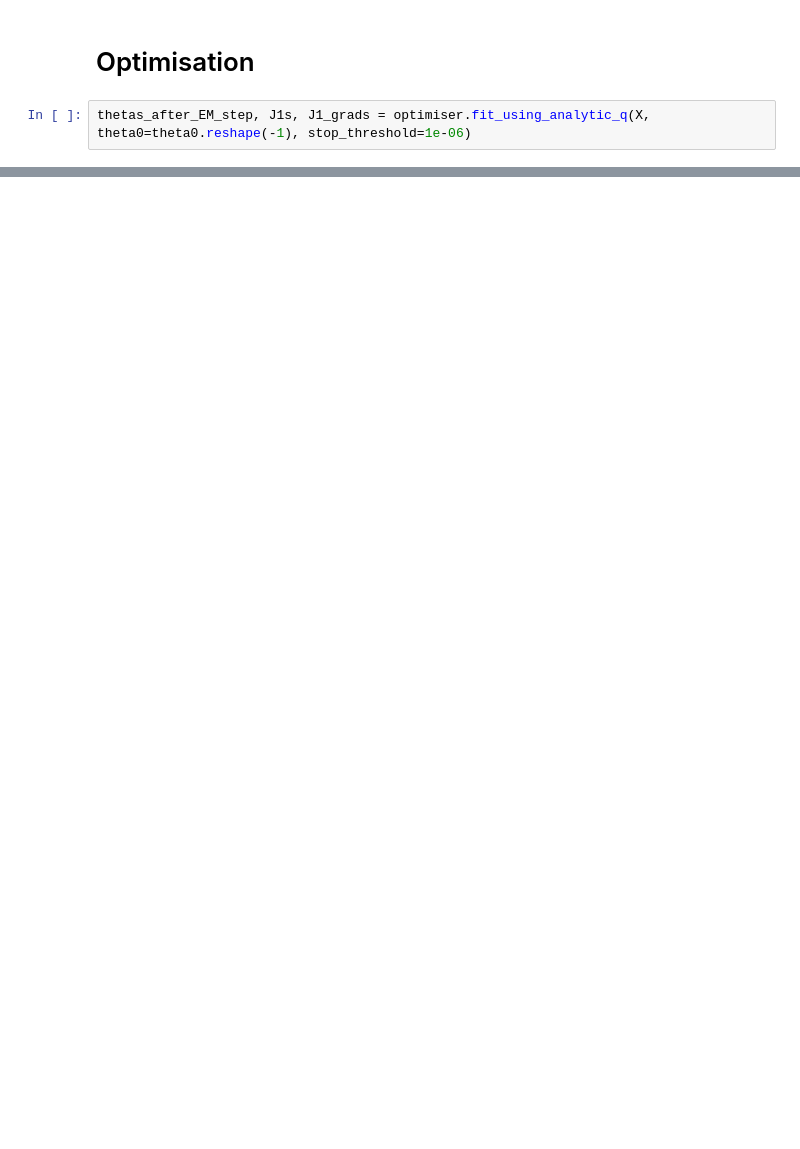
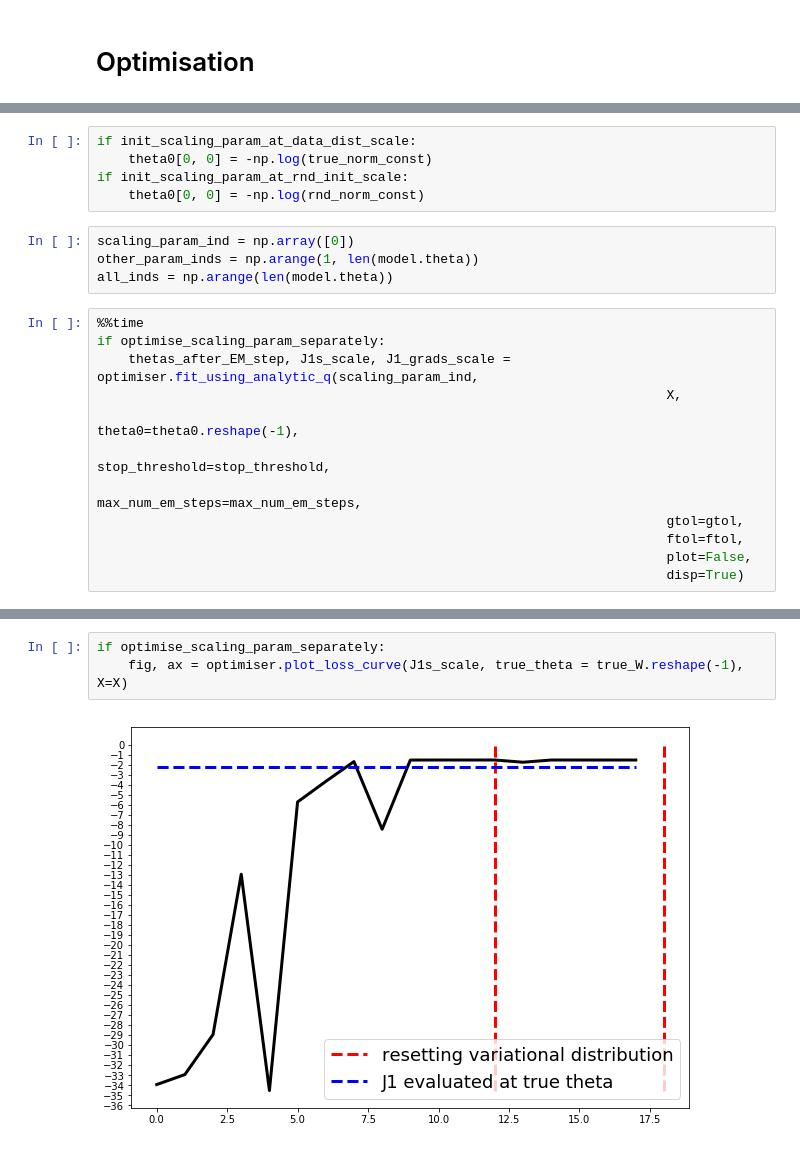
Before and after one commit to benrhodes26/VNCE, a Jupyter notebook: proposal/code/notebooks/rbm-large-with-exact-posterior.ipynb, the cells around one changed output, grey strips where cells are left out. Saved outputs shown, nothing was run; the diff lists cells and outputs as text; blank space fills up the shorter version.

```diff
--- a/proposal/code/notebooks/rbm-large-with-exact-posterior.ipynb
+++ b/proposal/code/notebooks/rbm-large-with-exact-posterior.ipynb
@@ -128,4 +112,2 @@ normalisation constant is: 13678.939785263532
 # %% [markdown]
 # Optimisation
-# %%
-thetas_after_EM_step, J1s, J1_grads = optimiser.fit_using_analytic_q(X, theta0=theta0.reshape(-1), stop_threshold=1e-06)
@@ -319,0 +114,21 @@ average log probability of P_data x-marginal on model data: -6.633995112287161
+# %%
+if init_scaling_param_at_data_dist_scale:
+    theta0[0, 0] = -np.log(true_norm_const)
+if init_scaling_param_at_rnd_init_scale:
+    theta0[0, 0] = -np.log(rnd_norm_const)
+# %%
+scaling_param_ind = np.array([0])
+other_param_inds = np.arange(1, len(model.theta))
+all_inds = np.arange(len(model.theta))
+# %%
+%%time
+if optimise_scaling_param_separately:
+    thetas_after_EM_step, J1s_scale, J1_grads_scale = optimiser.fit_using_analytic_q(scaling_param_ind,
+                                                                         X,
+                                                                         theta0=theta0.reshape(-1),
+                                                                         stop_threshold=stop_threshold,
+                                                                         max_num_em_steps=max_num_em_steps,
+                                                                         gtol=gtol,
+                                                                         ftol=ftol,
+                                                                         plot=False,
+                                                                         disp=True)
@@ -319,0 +138,5 @@ average log probability of P_data x-marginal on model data: -6.633995112287161
+# %%
+if optimise_scaling_param_separately:
+    fig, ax = optimiser.plot_loss_curve(J1s_scale, true_theta = true_W.reshape(-1), X=X)
+# %% [output]
+[figure, added]
```
Also changed, not shown: parts of 85 cells of this notebook, 5 other files.
